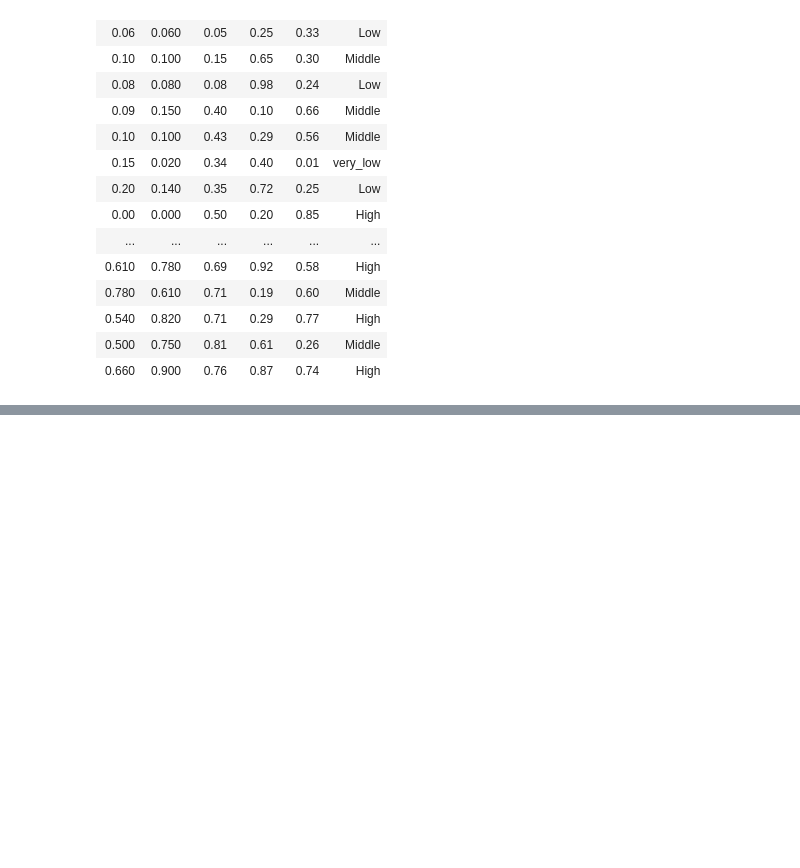
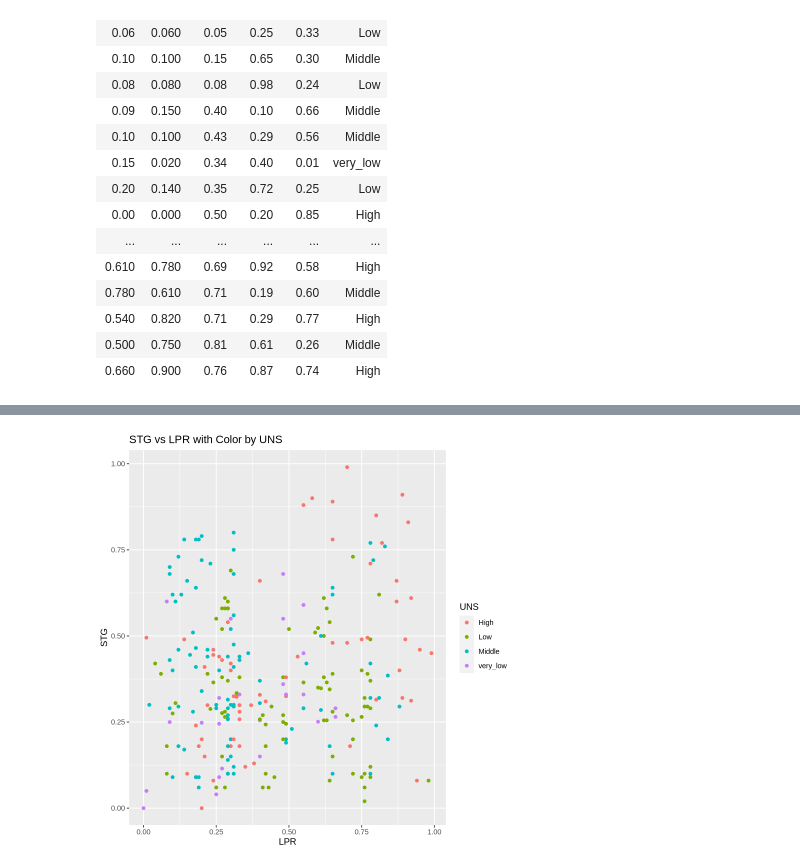
Before and after one commit to amyxcao/dsci_21, a Jupyter notebook: Project.ipynb, the cells around one changed output, grey strips where cells are left out. Cells and saved outputs as stored; diff of their text form; code cells hidden in the pictures; blank space fills up the shorter version.

Commit message:
Some graphs

```diff
--- a/Project.ipynb
+++ b/Project.ipynb
@@ -44,6 +8,6 @@ A tibble: 258 × 9
 # %%
-data <- read_csv("https://raw.githubusercontent.com/amyxcao/dsci_21/main/Copy%20of%20Data_User_Modeling_Dataset_Hamdi%20Tolga%20KAHRAMAN.csv")
-data
+data_set <- read_csv("https://raw.githubusercontent.com/amyxcao/dsci_21/main/Copy%20of%20Data_User_Modeling_Dataset_Hamdi%20Tolga%20KAHRAMAN.csv")
+data_set
 # %% [output]
 New names:
 • `` -> `...7`
@@ -114,0 +69,9 @@ ERROR: Error in open.connection(structure(5L, class = c("file", "connection"), c
+# %%
+plot1 <- data_set |>
+ggplot(aes(x = LPR, y = STG, color = UNS)) +
+  geom_point() +
+  labs(x = "LPR", y = "STG", title = "STG vs LPR with Color by UNS")
+
+plot1
+# %% [output]
+[figure, added]
```
Also changed, not shown: parts of 5 cells of this notebook.
